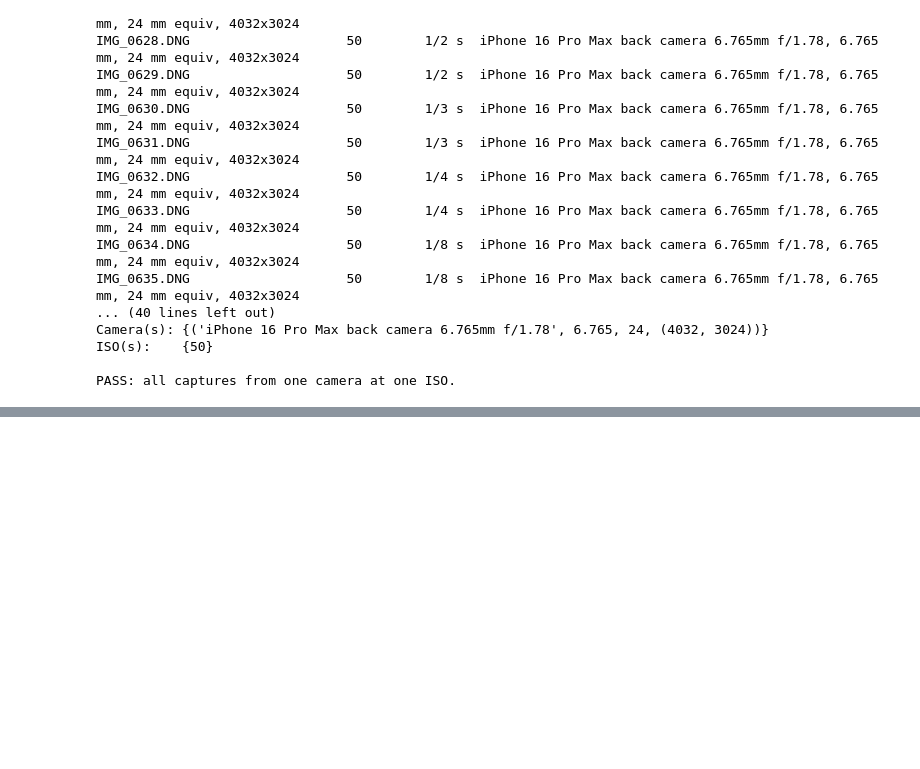
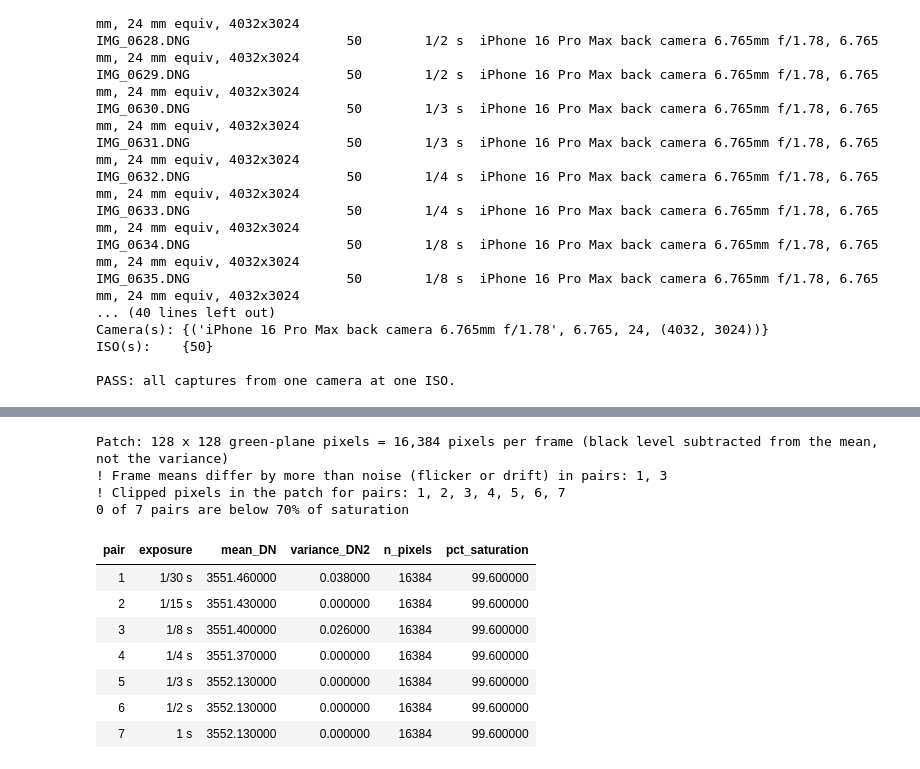
Before and after one commit to Jon-Knapp/EE513, a Jupyter notebook: Project 1/Noise and Linear Light.ipynb, the cells around one changed output, grey strips where cells are left out. Saved outputs shown, nothing was run; the diff lists cells and outputs as text; code cells hidden in the pictures; blank space fills up the shorter version.

```diff
--- a/Project 1/Noise and Linear Light.ipynb
+++ b/Project 1/Noise and Linear Light.ipynb
@@ -388,0 +637,30 @@ PASS: all captures from one camera at one ISO.
+# %%
+n_pix = ptc_df.n_pixels.unique()
+print(f"Patch: {PATCH} x {PATCH} green-plane pixels = {n_pix[0]:,} pixels per frame "
+      f"(black level subtracted from the mean, not the variance)")
+
+flicker = ptc_df[ptc_df.frame_mean_diff_sigma.abs() > 5]
+if len(flicker):
+    print("! Frame means differ by more than noise (flicker or drift) in pairs:",
+          ", ".join(str(p) for p in flicker.pair))
+clipped = ptc_df[ptc_df.pct_clipped > 0]
+if len(clipped):
+    print("! Clipped pixels in the patch for pairs:", ", ".join(str(p) for p in clipped.pair))
+print(f"{(ptc_df.pct_saturation < 70).sum()} of {len(ptc_df)} pairs are below 70% of saturation")
+
+(ptc_df[["pair", "exposure", "mean_DN", "variance_DN2", "n_pixels", "pct_saturation"]]
+ .round({"mean_DN": 2, "variance_DN2": 3, "pct_saturation": 1})
+ .style.hide(axis="index"))
+# %% [output]
+Patch: 128 x 128 green-plane pixels = 16,384 pixels per frame (black level subtracted from the mean, not the variance)
+! Frame means differ by more than noise (flicker or drift) in pairs: 1, 3
+! Clipped pixels in the patch for pairs: 1, 2, 3, 4, 5, 6, 7
+0 of 7 pairs are below 70% of saturation
+| pair | exposure | mean_DN | variance_DN2 | n_pixels | pct_saturation |
+| 1 | 1/30 s | 3551.460000 | 0.038000 | 16384 | 99.600000 |
+| 2 | 1/15 s | 3551.430000 | 0.000000 | 16384 | 99.600000 |
+| 3 | 1/8 s | 3551.400000 | 0.026000 | 16384 | 99.600000 |
+| 4 | 1/4 s | 3551.370000 | 0.000000 | 16384 | 99.600000 |
+| 5 | 1/3 s | 3552.130000 | 0.000000 | 16384 | 99.600000 |
+| 6 | 1/2 s | 3552.130000 | 0.000000 | 16384 | 99.600000 |
+| 7 | 1 s | 3552.130000 | 0.000000 | 16384 | 99.600000 |
```
Also changed, not shown: parts of 44 cells of this notebook, 6 other files.
